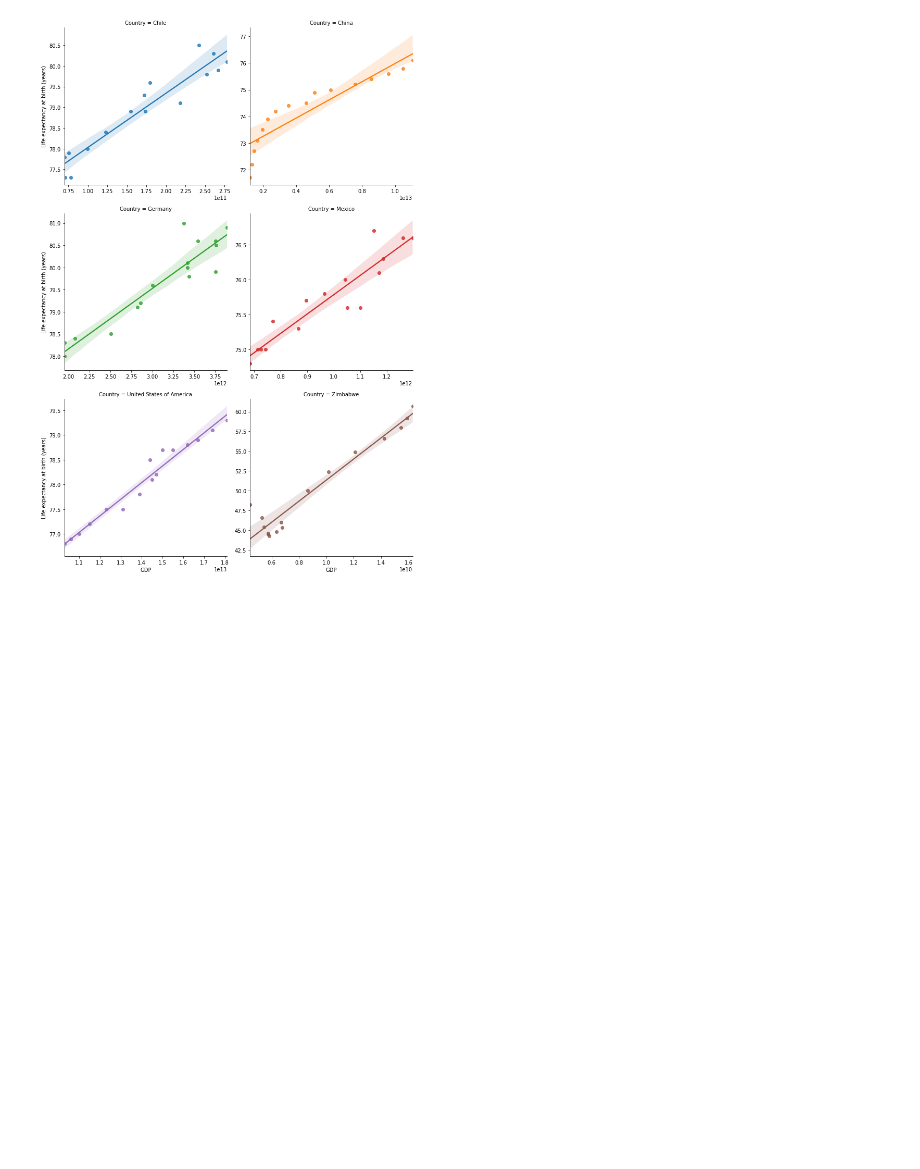
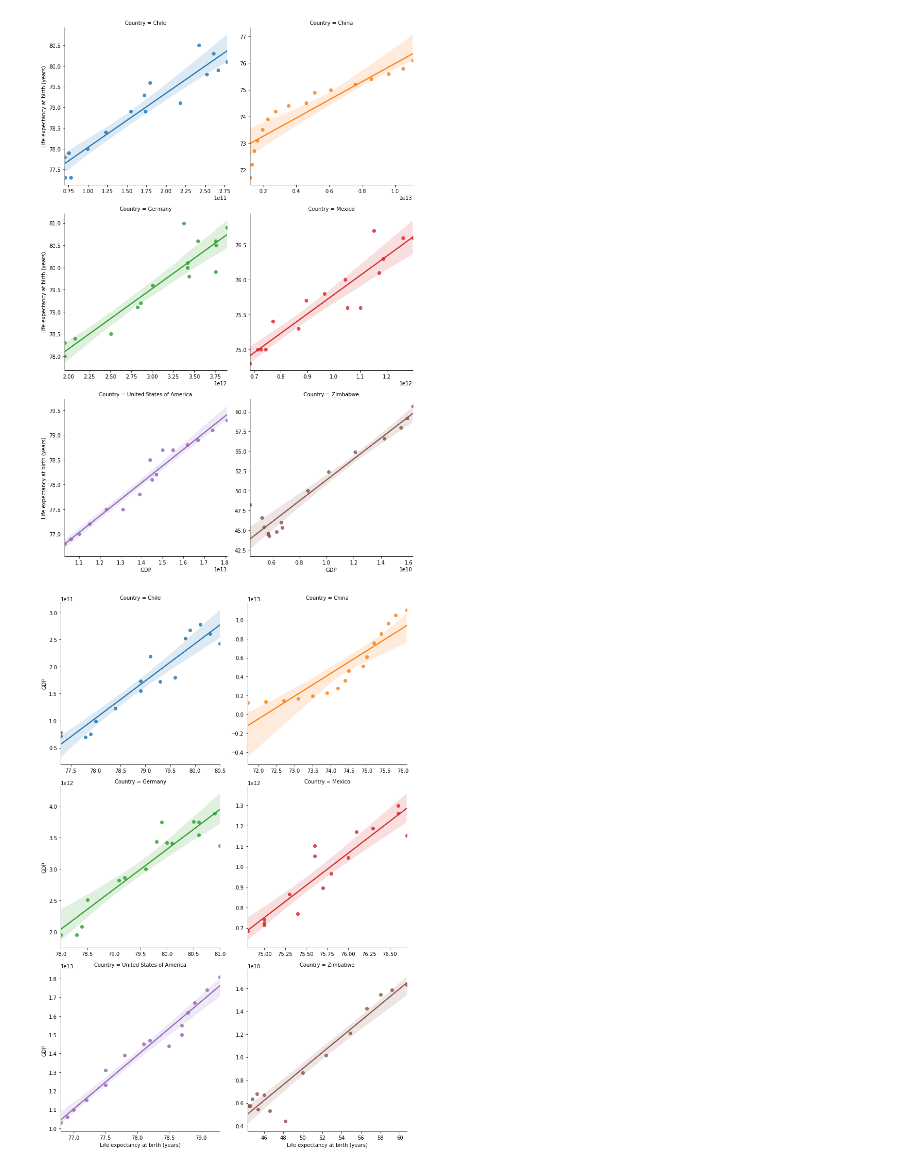
Before and after one commit to mplockhart/codecademy_projects, a Jupyter notebook: Life-Expectancy-and-GDP-Starter/life_expectancy_gdp.ipynb, the cells around one changed output. Drawn from its saved outputs; the diff is of its cells as text; code cells hidden in the pictures; blank space fills up the shorter version.

```diff
--- a/Life-Expectancy-and-GDP-Starter/life_expectancy_gdp.ipynb
+++ b/Life-Expectancy-and-GDP-Starter/life_expectancy_gdp.ipynb
@@ -140,6 +140,13 @@ g = sns.lmplot(data=df, x='GDP', y='Life expectancy at birth (years)',
 plt.show()
 # %% [output]
 [figure]
+# %%
+g = sns.lmplot(data=df, x='Life expectancy at birth (years)', y='GDP',
+           hue='Country', col='Country', col_wrap=2, sharex=False, sharey=False)
+#plt.title(f'Graph showing the correlation of GDP to Life expectancy at birth (years) for {country}')
+plt.show()
+# %% [output]
+[figure, added]
 # %%
 corr_dict = {}
 for country in unique_countries:
```
Also changed, not shown: parts of 8 cells of this notebook.
